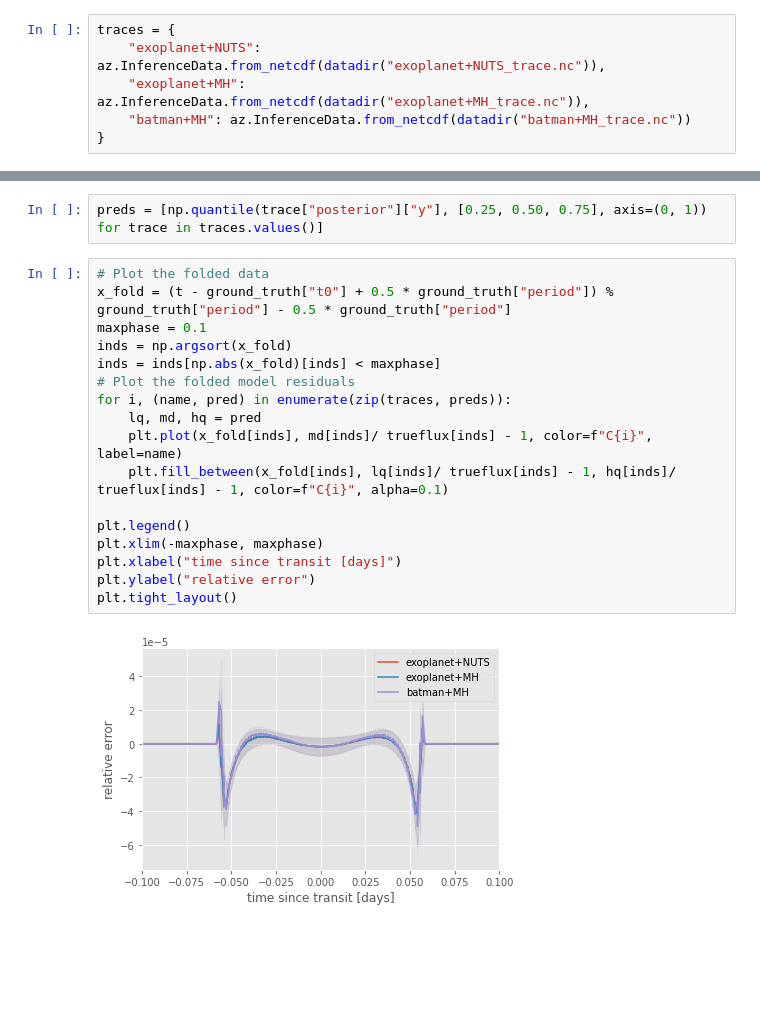
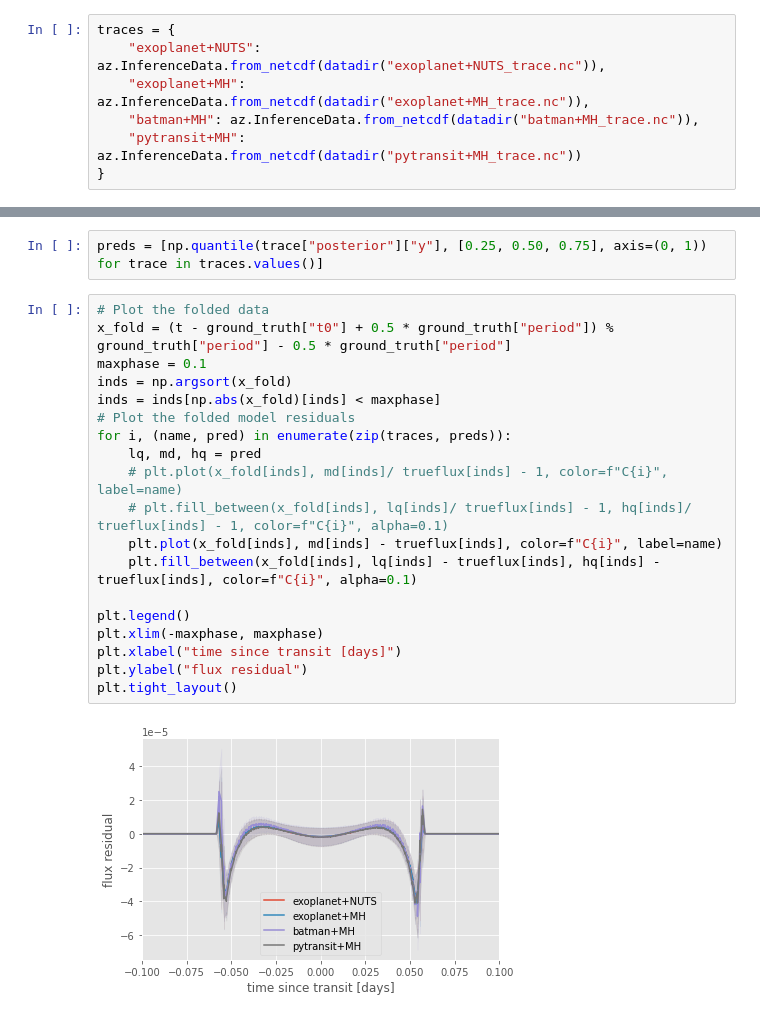
Before and after one commit to mileslucas/yeehaw, a Jupyter notebook: src/comparison.ipynb, the cells around one changed output, grey strips where cells are left out. Cells and saved outputs as stored; diff of their text form; blank space fills up the shorter version.

```diff
--- a/src/comparison.ipynb
+++ b/src/comparison.ipynb
@@ -23,7 +23,8 @@ ground_truth = {
 traces = {
     "exoplanet+NUTS": az.InferenceData.from_netcdf(datadir("exoplanet+NUTS_trace.nc")),
     "exoplanet+MH": az.InferenceData.from_netcdf(datadir("exoplanet+MH_trace.nc")),
-    "batman+MH": az.InferenceData.from_netcdf(datadir("batman+MH_trace.nc"))
+    "batman+MH": az.InferenceData.from_netcdf(datadir("batman+MH_trace.nc")),
+    "pytransit+MH": az.InferenceData.from_netcdf(datadir("pytransit+MH_trace.nc"))
 }
 # %%
 trace = traces["exoplanet+NUTS"]
@@ -89,19 +90,21 @@ preds = [np.quantile(trace["posterior"]["y"], [0.25, 0.50, 0.75], axis=(0, 1)) f
 # %%
 # Plot the folded data
 x_fold = (t - ground_truth["t0"] + 0.5 * ground_truth["period"]) % ground_truth["period"] - 0.5 * ground_truth["period"]
 maxphase = 0.1
 inds = np.argsort(x_fold)
 inds = inds[np.abs(x_fold)[inds] < maxphase]
 # Plot the folded model residuals
 for i, (name, pred) in enumerate(zip(traces, preds)):
     lq, md, hq = pred
-    plt.plot(x_fold[inds], md[inds]/ trueflux[inds] - 1, color=f"C{i}", label=name)
-    plt.fill_between(x_fold[inds], lq[inds]/ trueflux[inds] - 1, hq[inds]/ trueflux[inds] - 1, color=f"C{i}", alpha=0.1)
+    # plt.plot(x_fold[inds], md[inds]/ trueflux[inds] - 1, color=f"C{i}", label=name)
+    # plt.fill_between(x_fold[inds], lq[inds]/ trueflux[inds] - 1, hq[inds]/ trueflux[inds] - 1, color=f"C{i}", alpha=0.1)
+    plt.plot(x_fold[inds], md[inds] - trueflux[inds], color=f"C{i}", label=name)
+    plt.fill_between(x_fold[inds], lq[inds] - trueflux[inds], hq[inds] - trueflux[inds], color=f"C{i}", alpha=0.1)
 
 plt.legend()
 plt.xlim(-maxphase, maxphase)
 plt.xlabel("time since transit [days]")
-plt.ylabel("relative error")
+plt.ylabel("flux residual")
 plt.tight_layout()
 # %% [output]
-[figure, old version]
+[figure, new version]
```
Also changed, not shown: parts of 2 cells of this notebook, 3 other files.
